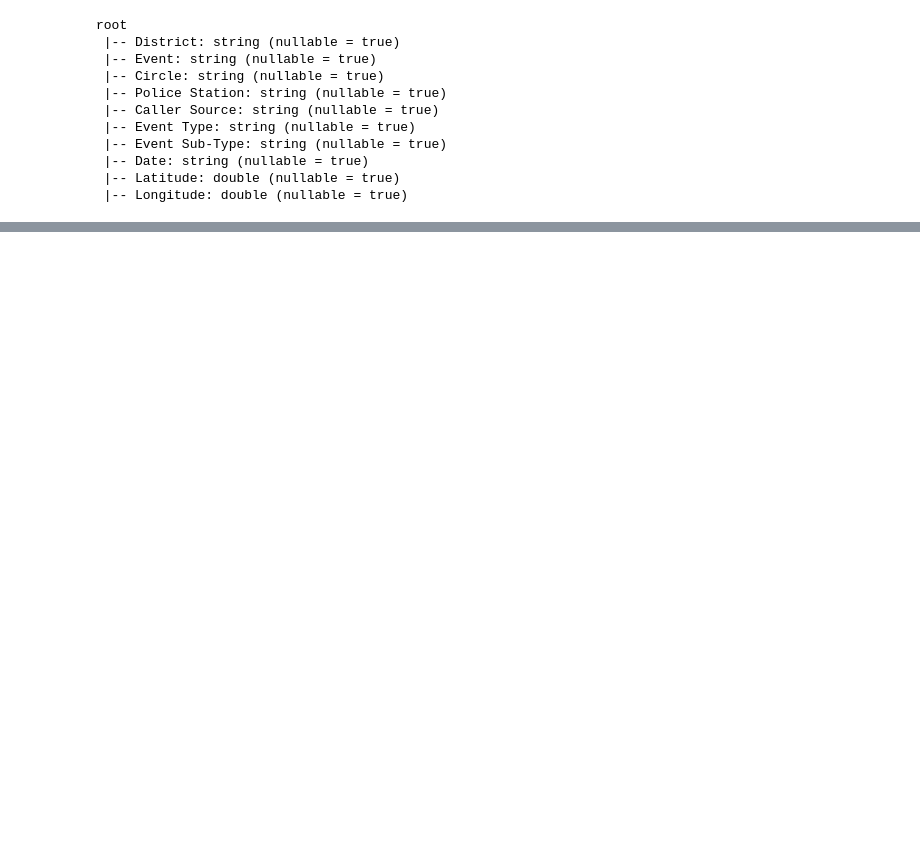
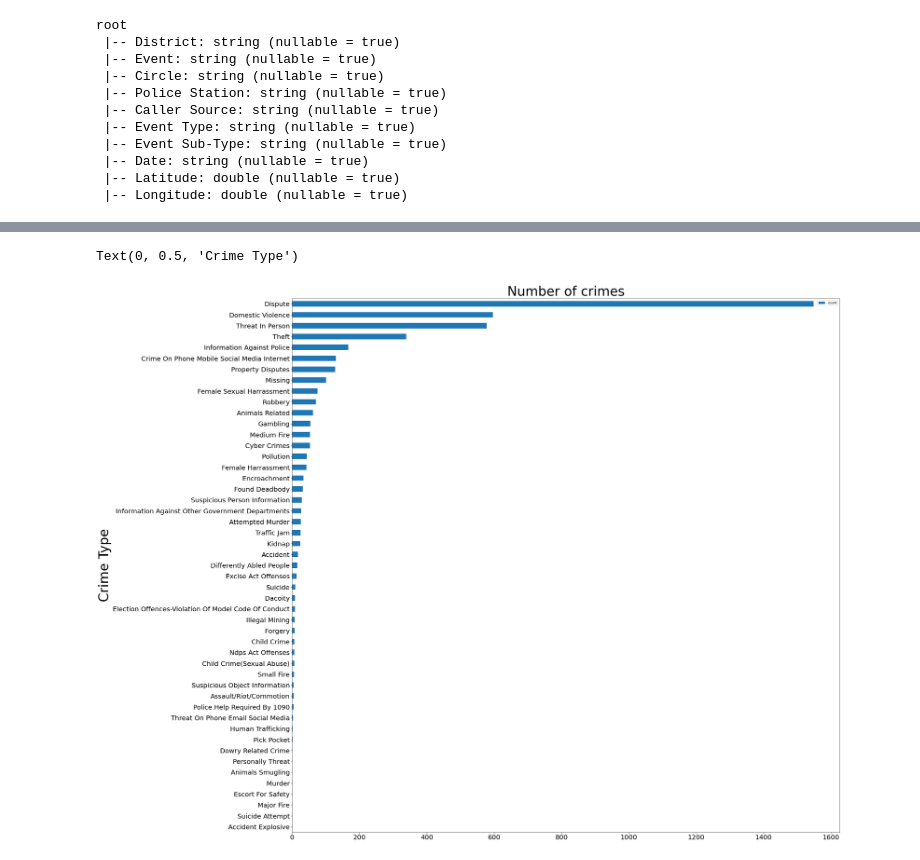
Before and after one commit to aa-ryan/manthan2021, a Jupyter notebook: pyspark_test/RFmodel.ipynb, the cells around one changed output, grey strips where cells are left out. Saved outputs shown, nothing was run; the diff lists cells and outputs as text; code cells hidden in the pictures; blank space fills up the shorter version.

```diff
--- a/pyspark_test/RFmodel.ipynb
+++ b/pyspark_test/RFmodel.ipynb
@@ -58,9 +58,9 @@ dataset.limit(5).toPandas().head()
 # %%
 dataset = dataset.filter((dataset["Event Type"] != "Corona")&
                           (dataset["Event Type"] != "Unknown")&
-                          (dataset["Event Type"] != "#NA")&
+                          (dataset["Event Type"] != "#N/A")&
                           (dataset["Event Type"] != "Sos")&
-                          (dataset["Event Type"] != "Unclaimed Information")
+                          (dataset["Event Type"] != "Unclaimed Information")&
                           (dataset["Event Type"] != "Police Help Required By 108") )
 # %%
 dataset=dataset.withColumn("Day", F.split(dataset.Date, " ")[0])
@@ -85,0 +100,13 @@ dataset.write.option("header", True) \
+# %%
+dataset = dataset.na.drop()
+# %%
+dataset.groupBy("Event Type")\
+        .count().toPandas().sort_values(by='count')\
+        .plot(x='Event Type',y='count',\
+                      sort_columns=True,kind='barh', \
+                      figsize=(30, 30),fontsize=20)
+plt.title("Number of crimes", fontsize=40)
+plt.ylabel('Crime Type', fontsize=40)
+# %% [output]
+Text(0, 0.5, 'Crime Type')
+[figure, added]
```
Also changed, not shown: parts of 5 cells of this notebook.
